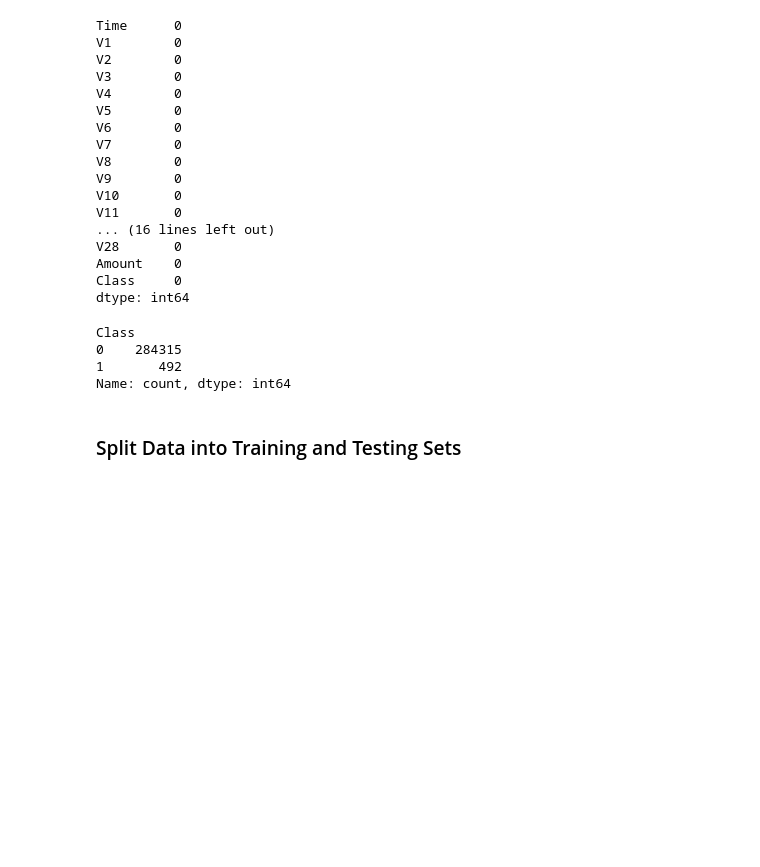
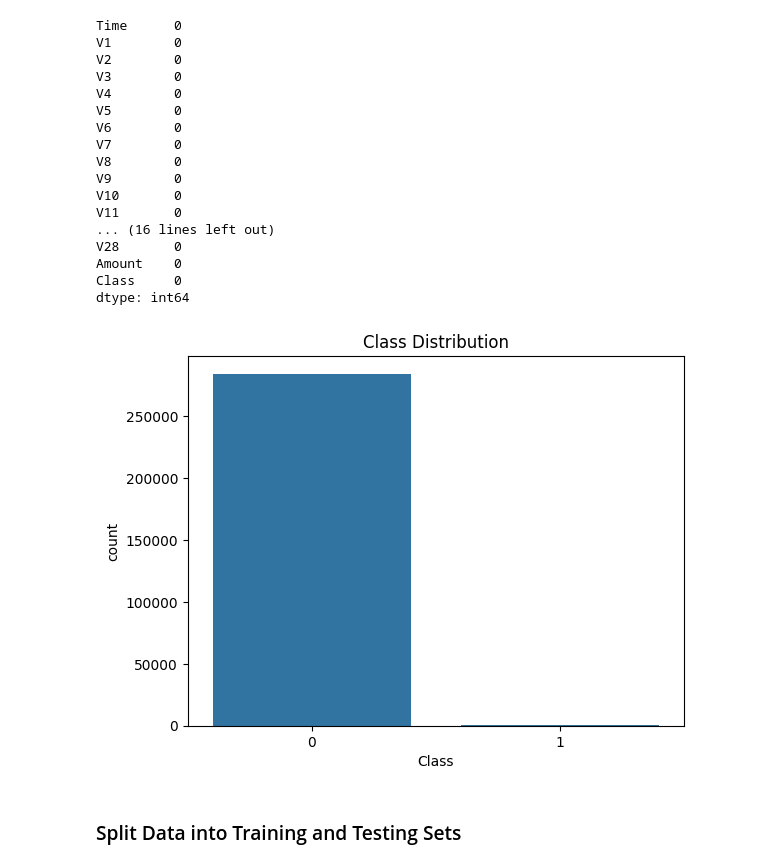
Before and after one commit to dani6566/CODSOFT-Credit-Card-Fraud-Detection, a Jupyter notebook: Notebooks/credit-card.ipynb, the cells around one changed output. Drawn from its saved outputs; the diff is of its cells as text; code cells hidden in the pictures; blank space fills up the shorter version.

```diff
--- a/Notebooks/credit-card.ipynb
+++ b/Notebooks/credit-card.ipynb
@@ -8,3 +12,9 @@ df = pd.read_csv("../data/creditcard.csv")
+# %%
+from data_processing import load_data,explore_data,class_distribution
+
+
+#Load the dataset
+df = load_data()
 # %%
 #Display few rows of the data
 df.head()
@@ -92,12 +78,9 @@ from sklearn.preprocessing import StandardScaler
 df["Amount"] = StandardScaler().fit_transform(df["Amount"].values.reshape(-1,1))
 # %%
 #check class distrbution
-print(df["Class"].value_counts())
+class_distribution(df)
 # %% [output]
-Class
-0    284315
-1       492
-Name: count, dtype: int64
+[figure, added]
 # %% [markdown]
 ### Split Data into Training and Testing Sets
 # %%
```
Also changed, not shown: parts of 12 cells of this notebook.
